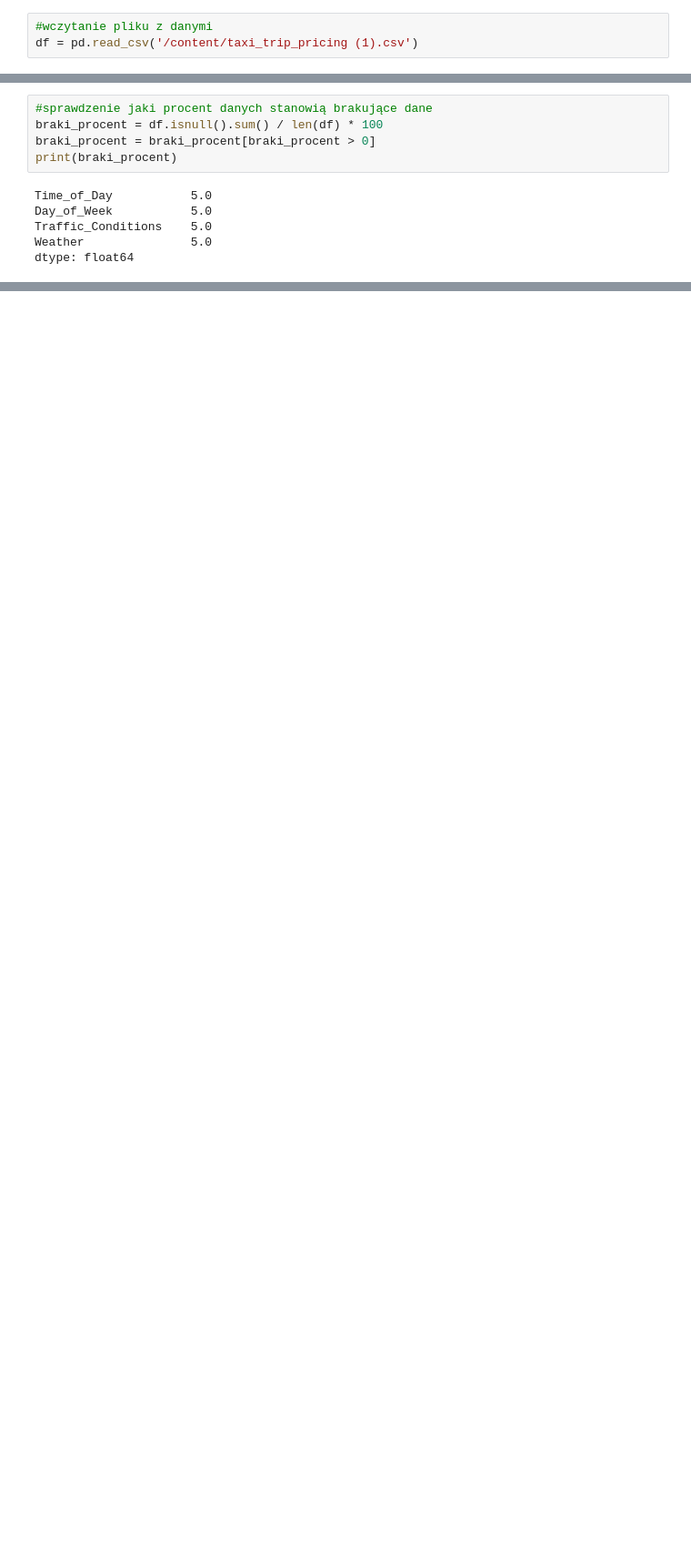
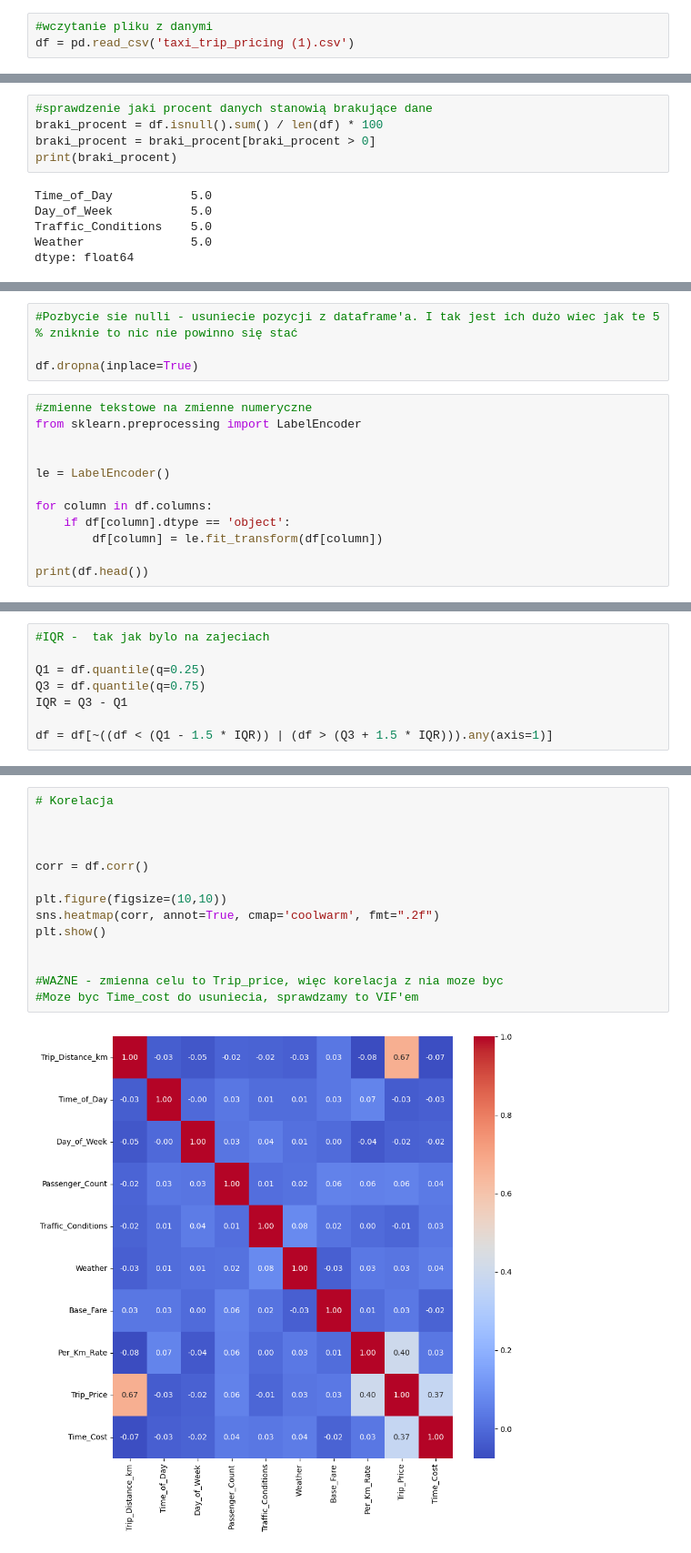
Before and after one commit to jurewiczM/PUM_Ptojekt_2025, a Jupyter notebook: Project_preprocessing.ipynb, the cells around one changed output, grey strips where cells are left out. Shown at 91% size. Cells and saved outputs as stored; diff of their text form; blank space fills up the shorter version.

Commit message:
Preprocessing  - full

```diff
--- a/Project_preprocessing.ipynb
+++ b/Project_preprocessing.ipynb
@@ -8,7 +8,7 @@ import seaborn as sns
 import matplotlib.pyplot as plt
 # %%
 #wczytanie pliku z danymi
-df = pd.read_csv('/content/taxi_trip_pricing (1).csv')
+df = pd.read_csv('taxi_trip_pricing (1).csv')
 # %%
 #podstawowe miary statystyczne
 df.describe()
@@ -209,0 +203,16 @@ Co dalej?
+# %%
+#Pozbycie sie nulli - usuniecie pozycji z dataframe'a. I tak jest ich dużo wiec jak te 5 % zniknie to nic nie powinno się stać
+
+df.dropna(inplace=True)
+# %%
+#zmienne tekstowe na zmienne numeryczne
+from sklearn.preprocessing import LabelEncoder
+
+
+le = LabelEncoder()
+
+for column in df.columns:
+    if df[column].dtype == 'object':
+        df[column] = le.fit_transform(df[column])
+
+print(df.head())
@@ -209,0 +233,8 @@ Co dalej?
+# %%
+#IQR -  tak jak bylo na zajeciach
+
+Q1 = df.quantile(q=0.25)
+Q3 = df.quantile(q=0.75)
+IQR = Q3 - Q1
+
+df = df[~((df < (Q1 - 1.5 * IQR)) | (df > (Q3 + 1.5 * IQR))).any(axis=1)]
@@ -209,0 +250,16 @@ Co dalej?
+# %%
+# Korelacja
+
+
+
+corr = df.corr()
+
+plt.figure(figsize=(10,10))
+sns.heatmap(corr, annot=True, cmap='coolwarm', fmt=".2f")
+plt.show()
+
+
+#WAŻNE - zmienna celu to Trip_price, więc korelacja z nia moze byc
+#Moze byc Time_cost do usuniecia, sprawdzamy to VIF'em
+# %% [output]
+[figure, added]
```
Also changed, not shown: parts of 10 cells of this notebook.
